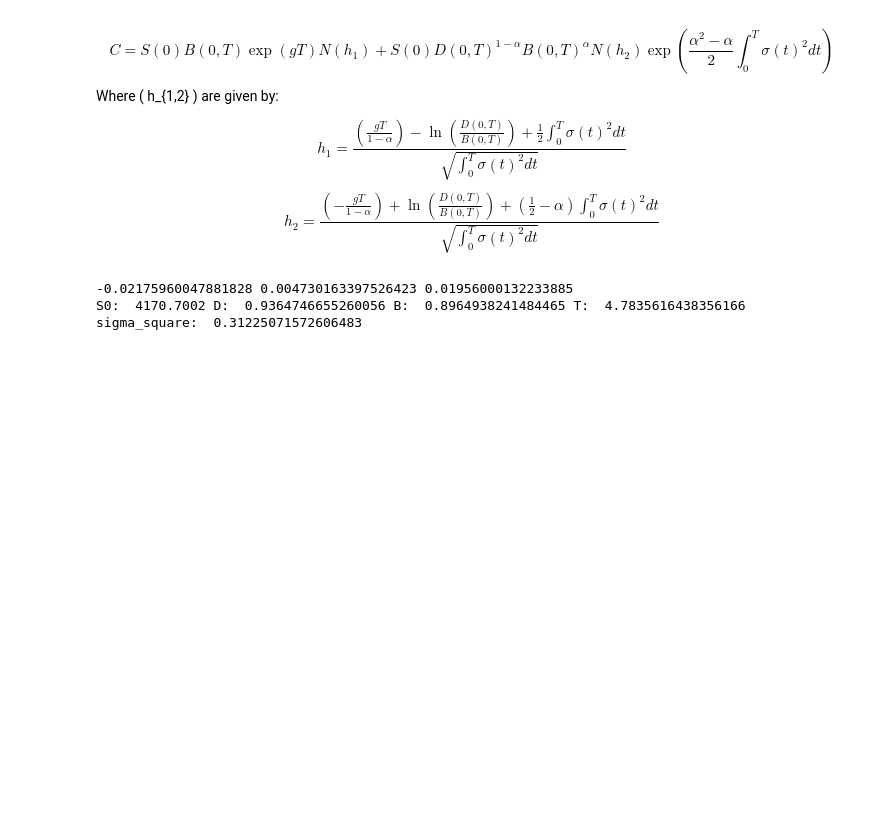
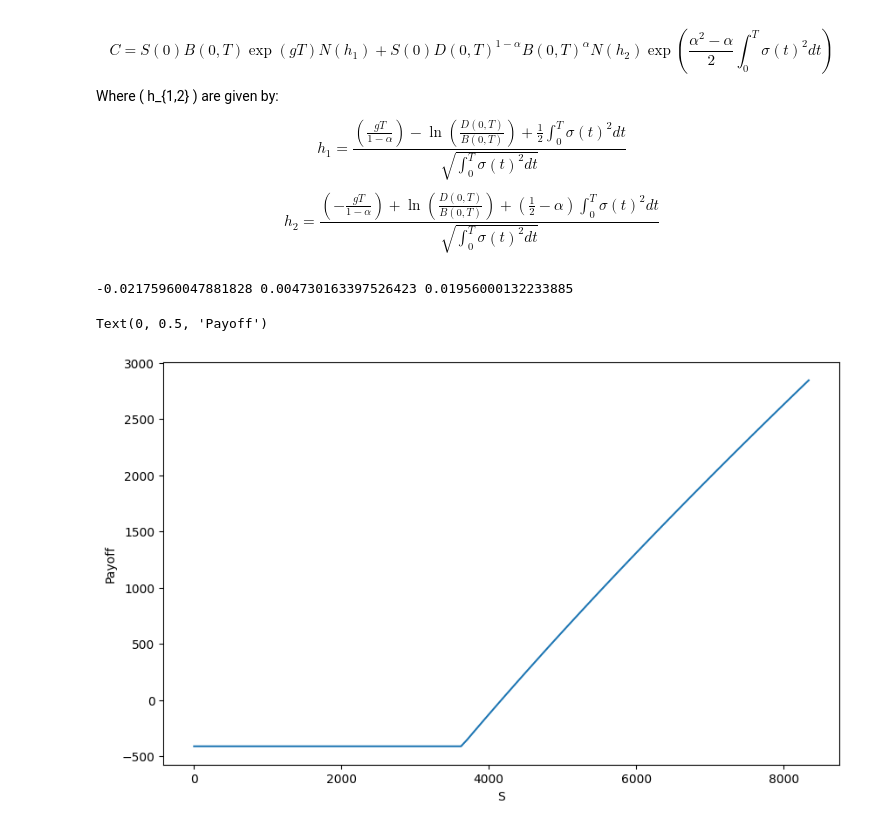
Before and after one commit to Maxlmns/Derivatives-and-security-pricing, a Jupyter notebook: main.ipynb, the cells around one changed output. Saved outputs shown, nothing was run; the diff lists cells and outputs as text; code cells hidden in the pictures; blank space fills up the shorter version.

Commit message:
payoff

```diff
--- a/main.ipynb
+++ b/main.ipynb
@@ -325,8 +325,18 @@ g05 = fsolve(payoff, [0], args=(S0, D0[-1], B0[-1], (Ti[-1] - Ti[0]).days/365, 0
 
 g075 = fsolve(payoff, [0], args=(S0, D0[-1], B0[-1], (Ti[-1] - Ti[0]).days/365, 0.75, sigma_square))[0]
 print(g025,g05,g075)
-
-print("S0: ", S0, "D: ", D0[-1], "B: ", B0[-1], "T: ", (Ti[-1] - Ti[0]).days/365, "sigma_square: ", sigma_square)
 # %% [output]
 -0.02175960047881828 0.004730163397526423 0.01956000132233885
-S0:  4170.7002 D:  0.9364746655260056 B:  0.8964938241484465 T:  4.7835616438356166 sigma_square:  0.31225071572606483
+# %%
+T = (Ti[-1] - Ti[0]).days/365
+g = g025
+alpha = 0.25
+S = np.linspace(0, 2*S0, 100)
+payoffs = np.maximum(S0*np.exp(g*T), S0**alpha * S**(1-alpha))-payoff(g,S0, D0[-1], B0[-1], T, alpha, sigma_square)-S0
+fig, ax = plt.subplots(1, 1, figsize=(10, 6))
+ax.plot(S, payoffs)
+ax.set_xlabel('S')
+ax.set_ylabel('Payoff')
+# %% [output]
+Text(0, 0.5, 'Payoff')
+[figure, added]
```
